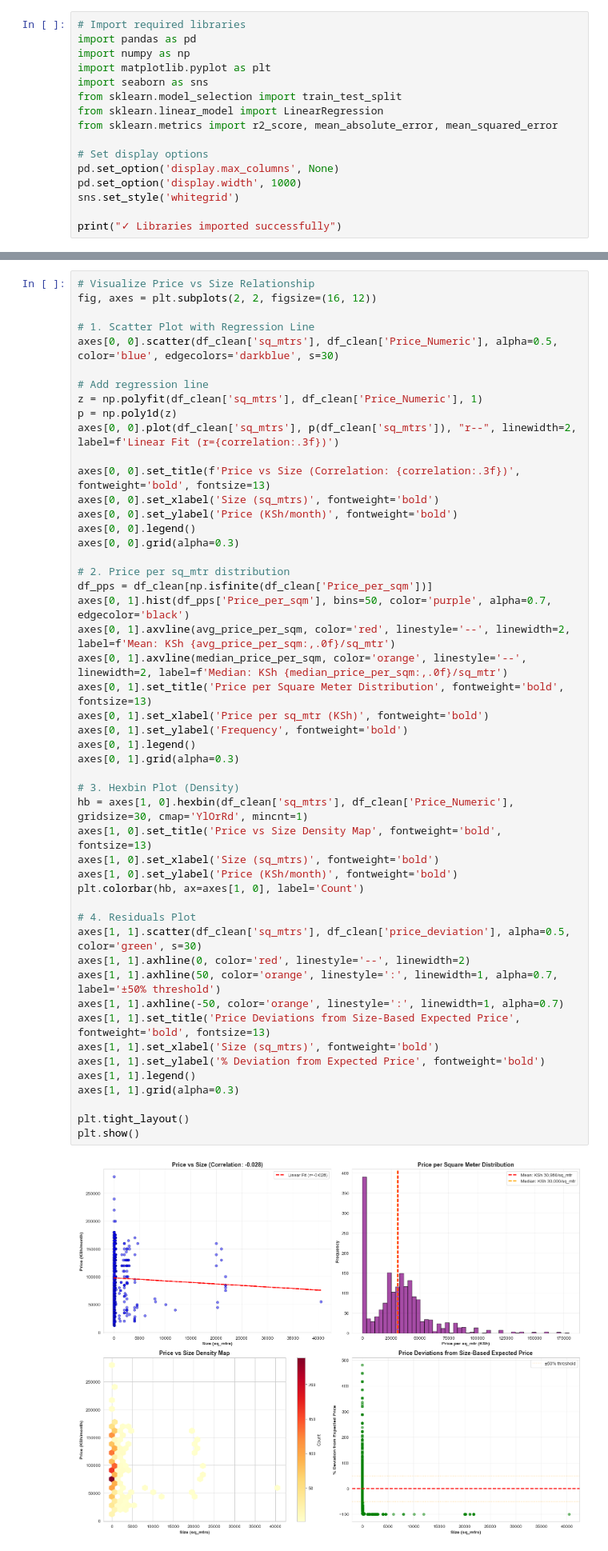
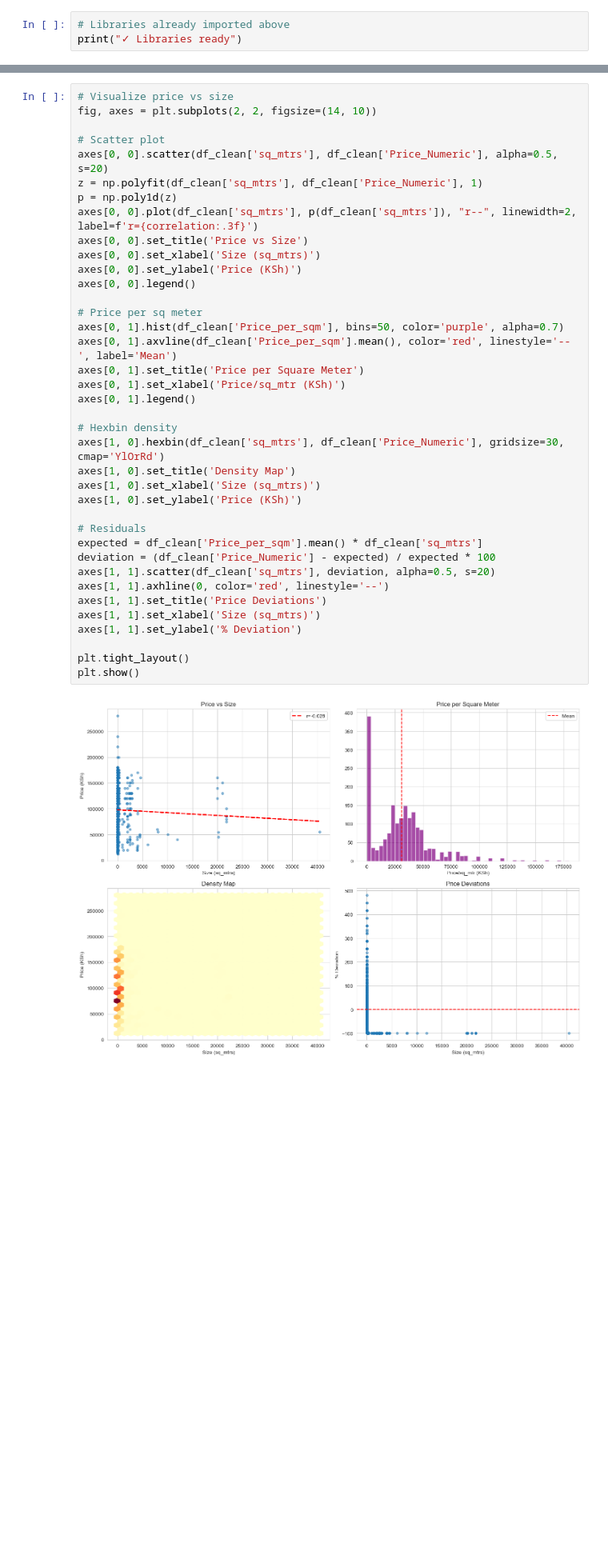
Before and after one commit to marykamithi/nairobi-housing-price-prediction, a Jupyter notebook: Project_Housing_Price_Prediction.ipynb, the cells around one changed output, grey strips where cells are left out. Shown at 80% size. Drawn from its saved outputs; the diff is of its cells as text; blank space fills up the shorter version.

```diff
--- a/Project_Housing_Price_Prediction.ipynb
+++ b/Project_Housing_Price_Prediction.ipynb
@@ -580,19 +166,6 @@ count      1848.000000
 
 Let's load and explore the dataset structure.
 # %%
-# Import required libraries
-import pandas as pd
-import numpy as np
-import matplotlib.pyplot as plt
-import seaborn as sns
-from sklearn.model_selection import train_test_split
-from sklearn.linear_model import LinearRegression
-from sklearn.metrics import r2_score, mean_absolute_error, mean_squared_error
-
-# Set display options
-pd.set_option('display.max_columns', None)
-pd.set_option('display.width', 1000)
-sns.set_style('whitegrid')
-
-print("✓ Libraries imported successfully")
+# Libraries already imported above
+print("✓ Libraries ready")
 # %% [output]
@@ -1220,54 +481,43 @@ PRICE vs SIZE RELATIONSHIP ANALYSIS
 # %%
-# Visualize Price vs Size Relationship
-fig, axes = plt.subplots(2, 2, figsize=(16, 12))
+# Visualize price vs size
+fig, axes = plt.subplots(2, 2, figsize=(14, 10))
 
-# 1. Scatter Plot with Regression Line
-axes[0, 0].scatter(df_clean['sq_mtrs'], df_clean['Price_Numeric'], alpha=0.5, color='blue', edgecolors='darkblue', s=30)
-
-# Add regression line
+# Scatter plot
+axes[0, 0].scatter(df_clean['sq_mtrs'], df_clean['Price_Numeric'], alpha=0.5, s=20)
 z = np.polyfit(df_clean['sq_mtrs'], df_clean['Price_Numeric'], 1)
 p = np.poly1d(z)
-axes[0, 0].plot(df_clean['sq_mtrs'], p(df_clean['sq_mtrs']), "r--", linewidth=2, label=f'Linear Fit (r={correlation:.3f})')
+axes[0, 0].plot(df_clean['sq_mtrs'], p(df_clean['sq_mtrs']), "r--", linewidth=2, label=f'r={correlation:.3f}')
+axes[0, 0].set_title('Price vs Size')
+axes[0, 0].set_xlabel('Size (sq_mtrs)')
+axes[0, 0].set_ylabel('Price (KSh)')
+axes[0, 0].legend()
 
-axes[0, 0].set_title(f'Price vs Size (Correlation: {correlation:.3f})', fontweight='bold', fontsize=13)
-axes[0, 0].set_xlabel('Size (sq_mtrs)', fontweight='bold')
-axes[0, 0].set_ylabel('Price (KSh/month)', fontweight='bold')
-axes[0, 0].legend()
-axes[0, 0].grid(alpha=0.3)
+# Price per sq meter
+axes[0, 1].hist(df_clean['Price_per_sqm'], bins=50, color='purple', alpha=0.7)
+axes[0, 1].axvline(df_clean['Price_per_sqm'].mean(), color='red', linestyle='--', label='Mean')
+axes[0, 1].set_title('Price per Square Meter')
+axes[0, 1].set_xlabel('Price/sq_mtr (KSh)')
+axes[0, 1].legend()
 
-# 2. Price per sq_mtr distribution
-df_pps = df_clean[np.isfinite(df_clean['Price_per_sqm'])]
-axes[0, 1].hist(df_pps['Price_per_sqm'], bins=50, color='purple', alpha=0.7, edgecolor='black')
-axes[0, 1].axvline(avg_price_per_sqm, color='red', linestyle='--', linewidth=2, label=f'Mean: KSh {avg_price_per_sqm:,.0f}/sq_mtr')
-axes[0, 1].axvline(median_price_per_sqm, color='orange', linestyle='--', linewidth=2, label=f'Median: KSh {median_price_per_sqm:,.0f}/sq_mtr')
-axes[0, 1].set_title('Price per Square Meter Distribution', fontweight='bold', fontsize=13)
-axes[0, 1].set_xlabel('Price per sq_mtr (KSh)', fontweight='bold')
-axes[0, 1].set_ylabel('Frequency', fontweight='bold')
-axes[0, 1].legend()
-axes[0, 1].grid(alpha=0.3)
+# Hexbin density
+axes[1, 0].hexbin(df_clean['sq_mtrs'], df_clean['Price_Numeric'], gridsize=30, cmap='YlOrRd')
+axes[1, 0].set_title('Density Map')
+axes[1, 0].set_xlabel('Size (sq_mtrs)')
+axes[1, 0].set_ylabel('Price (KSh)')
 
-# 3. Hexbin Plot (Density)
-hb = axes[1, 0].hexbin(df_clean['sq_mtrs'], df_clean['Price_Numeric'], gridsize=30, cmap='YlOrRd', mincnt=1)
-axes[1, 0].set_title('Price vs Size Density Map', fontweight='bold', fontsize=13)
-axes[1, 0].set_xlabel('Size (sq_mtrs)', fontweight='bold')
-axes[1, 0].set_ylabel('Price (KSh/month)', fontweight='bold')
-plt.colorbar(hb, ax=axes[1, 0], label='Count')
-
-# 4. Residuals Plot
-axes[1, 1].scatter(df_clean['sq_mtrs'], df_clean['price_deviation'], alpha=0.5, color='green', s=30)
-axes[1, 1].axhline(0, color='red', linestyle='--', linewidth=2)
-axes[1, 1].axhline(50, color='orange', linestyle=':', linewidth=1, alpha=0.7, label='±50% threshold')
-axes[1, 1].axhline(-50, color='orange', linestyle=':', linewidth=1, alpha=0.7)
-axes[1, 1].set_title('Price Deviations from Size-Based Expected Price', fontweight='bold', fontsize=13)
-axes[1, 1].set_xlabel('Size (sq_mtrs)', fontweight='bold')
-axes[1, 1].set_ylabel('% Deviation from Expected Price', fontweight='bold')
-axes[1, 1].legend()
-axes[1, 1].grid(alpha=0.3)
+# Residuals
+expected = df_clean['Price_per_sqm'].mean() * df_clean['sq_mtrs']
+deviation = (df_clean['Price_Numeric'] - expected) / expected * 100
+axes[1, 1].scatter(df_clean['sq_mtrs'], deviation, alpha=0.5, s=20)
+axes[1, 1].axhline(0, color='red', linestyle='--')
+axes[1, 1].set_title('Price Deviations')
+axes[1, 1].set_xlabel('Size (sq_mtrs)')
+axes[1, 1].set_ylabel('% Deviation')
 
 plt.tight_layout()
 plt.show()
 # %% [output]
-[figure, old version]
+[figure, new version]
 # %% [markdown]
 #### 3.2.2 Price vs Location Relationship
 # %%
```
Also changed, not shown: parts of 21 cells of this notebook.
